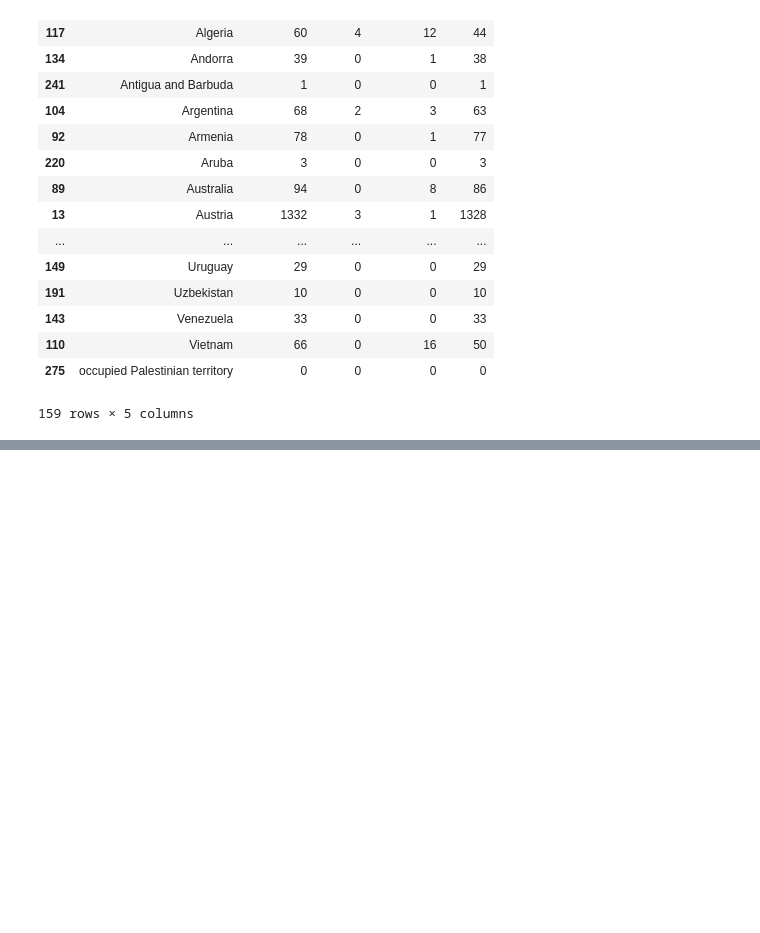
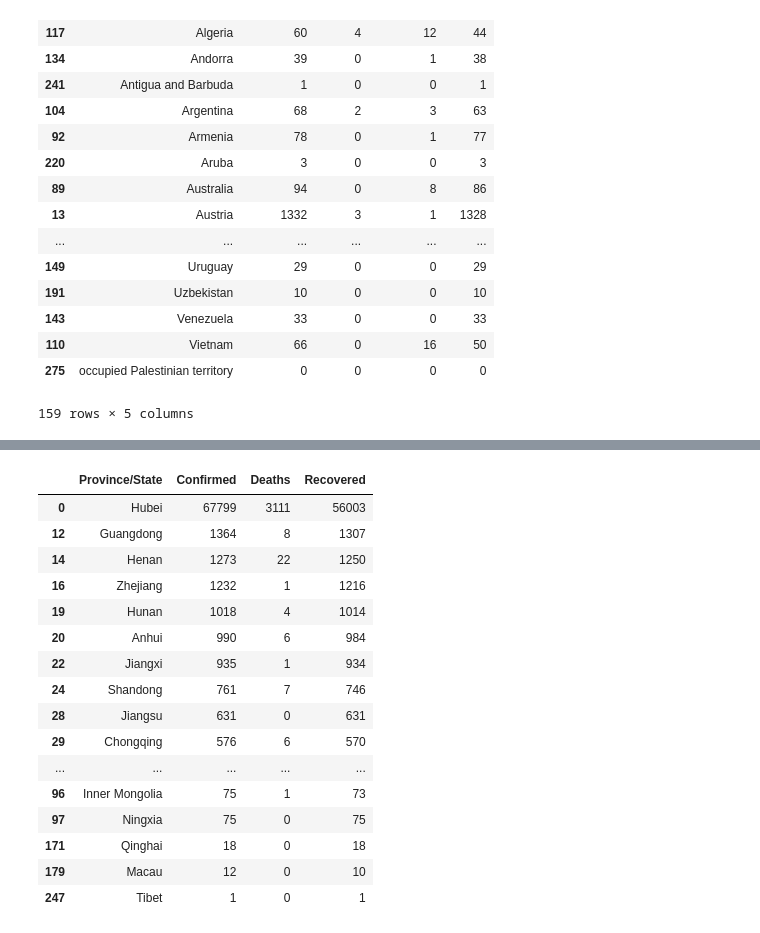
Before and after one commit to mreddy1992/learn-pandas, a Jupyter notebook: covid19-eda.ipynb, the cells around one changed output, grey strips where cells are left out. Drawn from its saved outputs; the diff is of its cells as text; code cells hidden in the pictures; blank space fills up the shorter version.

```diff
--- a/covid19-eda.ipynb
+++ b/covid19-eda.ipynb
@@ -88,0 +151,22 @@ covid_data_latest_cases_country_wise_required
+# %%
+covid_data_china_state_wise = covid_data_china[['Province/State', 'Confirmed', 'Deaths', 'Recovered']]
+# %%
+covid_data_china_state_wise
+# %% [output]
+|  | Province/State | Confirmed | Deaths | Recovered |
+| 0 | Hubei | 67799 | 3111 | 56003 |
+| 12 | Guangdong | 1364 | 8 | 1307 |
+| 14 | Henan | 1273 | 22 | 1250 |
+| 16 | Zhejiang | 1232 | 1 | 1216 |
+| 19 | Hunan | 1018 | 4 | 1014 |
+| 20 | Anhui | 990 | 6 | 984 |
+| 22 | Jiangxi | 935 | 1 | 934 |
+| 24 | Shandong | 761 | 7 | 746 |
+| 28 | Jiangsu | 631 | 0 | 631 |
+| 29 | Chongqing | 576 | 6 | 570 |
+| ... | ... | ... | ... | ... |
+| 96 | Inner Mongolia | 75 | 1 | 73 |
+| 97 | Ningxia | 75 | 0 | 75 |
+| 171 | Qinghai | 18 | 0 | 18 |
+| 179 | Macau | 12 | 0 | 10 |
+| 247 | Tibet | 1 | 0 | 1 |
```
Also changed, not shown: parts of 9 cells of this notebook.
